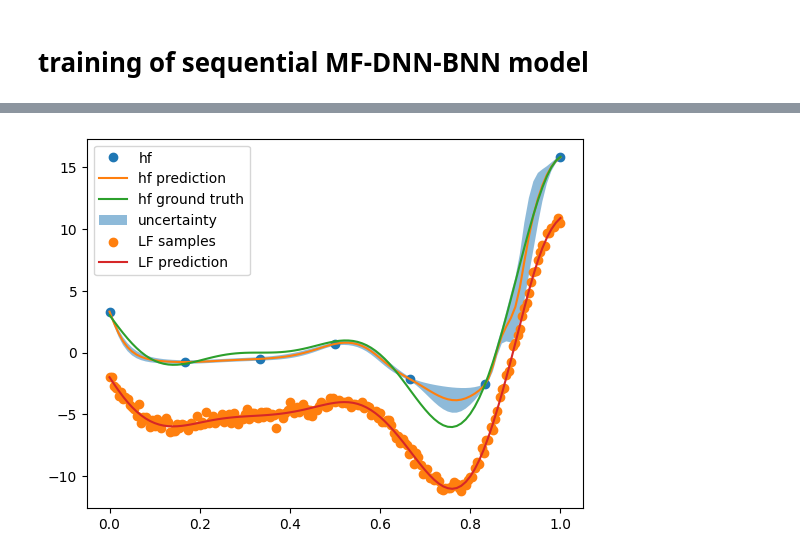
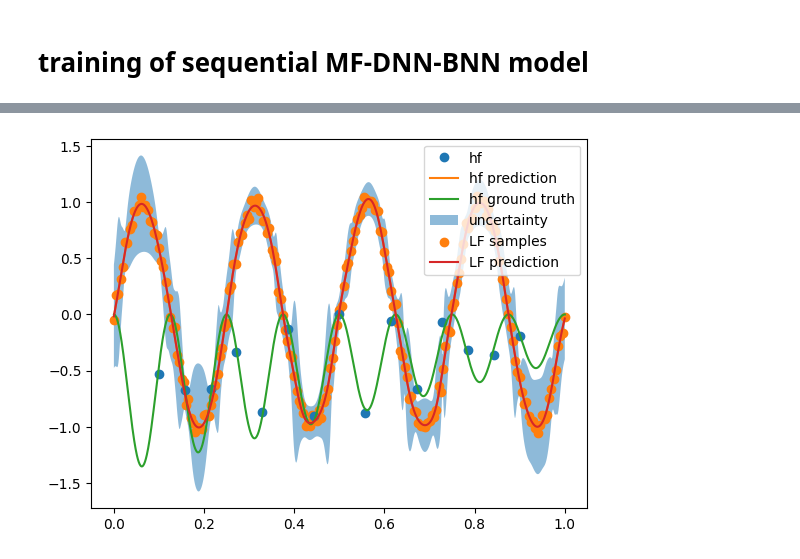
Before and after one commit to bessagroup/mfbml, a Jupyter notebook: studies/bnn_illustrative_examples/mf_dnn_bnn_forrester/mf_dnn_bnn_showcase.ipynb, the cells around one changed output, grey strips where cells are left out. Cells and saved outputs as stored; diff of their text form; code cells hidden in the pictures.

```diff
--- a/studies/bnn_illustrative_examples/mf_dnn_bnn_forrester/mf_dnn_bnn_showcase.ipynb
+++ b/studies/bnn_illustrative_examples/mf_dnn_bnn_forrester/mf_dnn_bnn_showcase.ipynb
@@ -77,7 +80,7 @@ pval:  0.0
 # create the configuration of the low-fidelity model
 lf_configure = {
     "in_features": 1,
-    "hidden_features": [20, 20],
+    "hidden_features": [50, 50],
     "out_features": 1,
     "activation": "Tanh",
     "optimizer": "Adam",
@@ -107,20 +110,20 @@ hf_sequential_configure = {
 # training configure
 samples = {"lf": lf_samples, "hf": hf_samples}
 
-responses = {"lf": lf_responses, "hf": hf_responses}
+responses = {"lf": lf3_responses, "hf": hf_responses}
 
 # lf train config
 lf_train_config = {
     "batch_size": None,
-    "num_epochs": 10000,
+    "num_epochs": 20000,
     "print_iter": 100,
     "data_split": False,
 }
 hf_train_config = {
-    "num_epochs": 50000,
+    "num_epochs": 20000,
     "sample_freq": 100,
     "print_info": True,
-    "burn_in_epochs": 20000,
+    "burn_in_epochs": 10000,
 }
 # %% [markdown]
 ### train standard BNN using HF data
@@ -191,17 +211,21 @@ plt.show()
 # training of sequential MF-DNN-BNN model
 # %%
 # sequential mf-bnn
-sequential_bnn = SequentialMFBNN(
+smf_bnn_lf1 = SequentialMFBNN(
     design_space=torch.Tensor([[0, 1]]),
     lf_configure=lf_configure,
     hf_configure=hf_sequential_configure,
 )
 # train the model
-sequential_bnn.train(
+responses_lf1 = {"lf": lf1_responses,
+                 "hf": hf_responses}
+smf_bnn_lf1.train(
     samples=samples,
-    responses=responses,
+    responses=responses_lf1,
     lf_train_config=lf_train_config,
     hf_train_config=hf_train_config,
 )
+# save the model
+torch.save(smf_bnn_lf1, "smf_bnn_lf1.pth")
 # %% [output]
 No data split: use all data for training
@@ -224,40 +248,41 @@ noise: 0.008
 # %%
 # visualize the posterior of sequential mf-bnn
 (
-    sequential_bnn_y,
-    sequential_bnn_epistemic,
-    sequential_bnn_total_unc,
-    sequential_bnn_aleatoric,
-) = sequential_bnn.predict(x=test_samples)
+    smf_bnn_lf1_y,
+    smf_bnn_lf1_epistemic,
+    smf_bnn_lf1_total_unc,
+    smf_bnn_lf1_aleatoric,
+) = smf_bnn_lf1.predict(x=test_samples)
 # get lf predictions
-sequential_bnn_lf_y = sequential_bnn.predict_lf(x=test_samples)
+smf_bnn_lf1_y =  smf_bnn_lf1.predict_lf(x=test_samples, output_format="numpy")
 # plot
 fig, ax = plt.subplots()
 ax.plot(hf_samples, hf_responses, "o", label="hf")
-ax.plot(test_samples.numpy(), sequential_bnn_y, label="hf prediction")
+ax.plot(test_samples.numpy(), smf_bnn_lf1_y, label="hf prediction")
 ax.plot(
     test_samples.numpy(),
     test_hf_responses_noiseless.numpy(),
     label="hf ground truth",
 )
 ax.fill_between(
     test_samples.flatten().numpy(),
-    (sequential_bnn_y - 2 * sequential_bnn_total_unc).reshape(-1),
-    (sequential_bnn_y + 2 * sequential_bnn_total_unc).reshape(-1),
+    (smf_bnn_lf1_y - 2 * smf_bnn_lf1_total_unc).reshape(-1),
+    (smf_bnn_lf1_y + 2 * smf_bnn_lf1_total_unc).reshape(-1),
     alpha=0.5,
     label="uncertainty",
 )
+
 # plot lf samples
-ax.scatter(lf_samples, lf_responses, label="LF samples")
+ax.scatter(lf_samples, lf1_responses, label="LF samples")
 ax.plot(
     test_samples.numpy(),
-    sequential_bnn_lf_y.detach().numpy(),
+    smf_bnn_lf1_y,
     label="LF prediction"
 )
 ax.legend()
 plt.show()
 # %% [output]
-[figure, old version]
+[figure, new version]
 # %%
 # create the MFDNNBNN object
 mfdnnbnn = MFDNNBNN(
```
Also changed, not shown: parts of 14 cells of this notebook, 23 other files.
